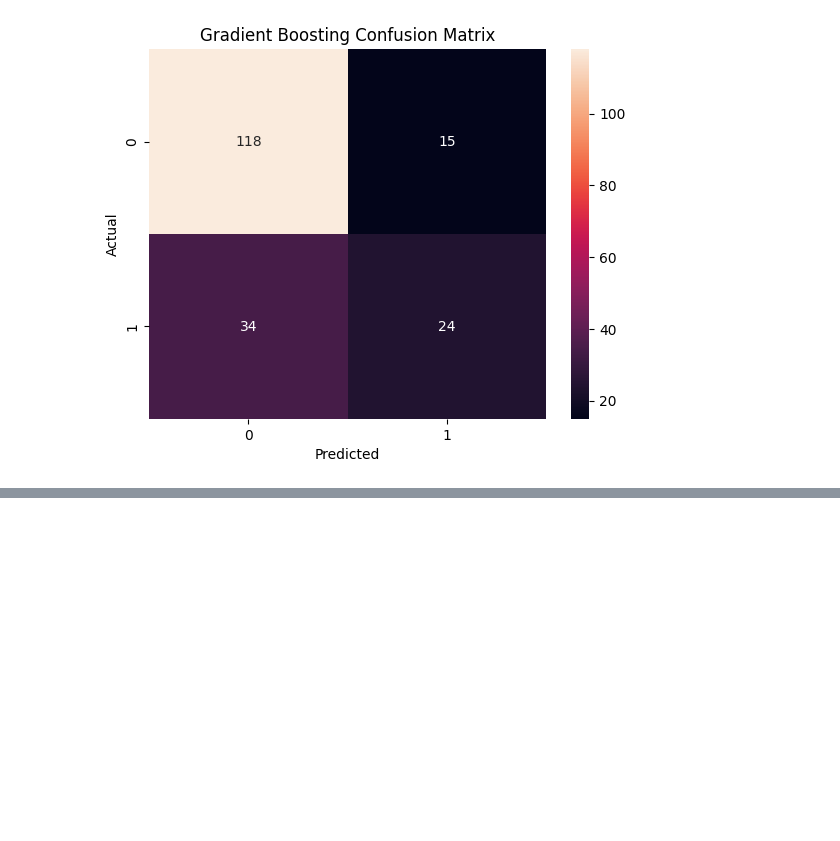
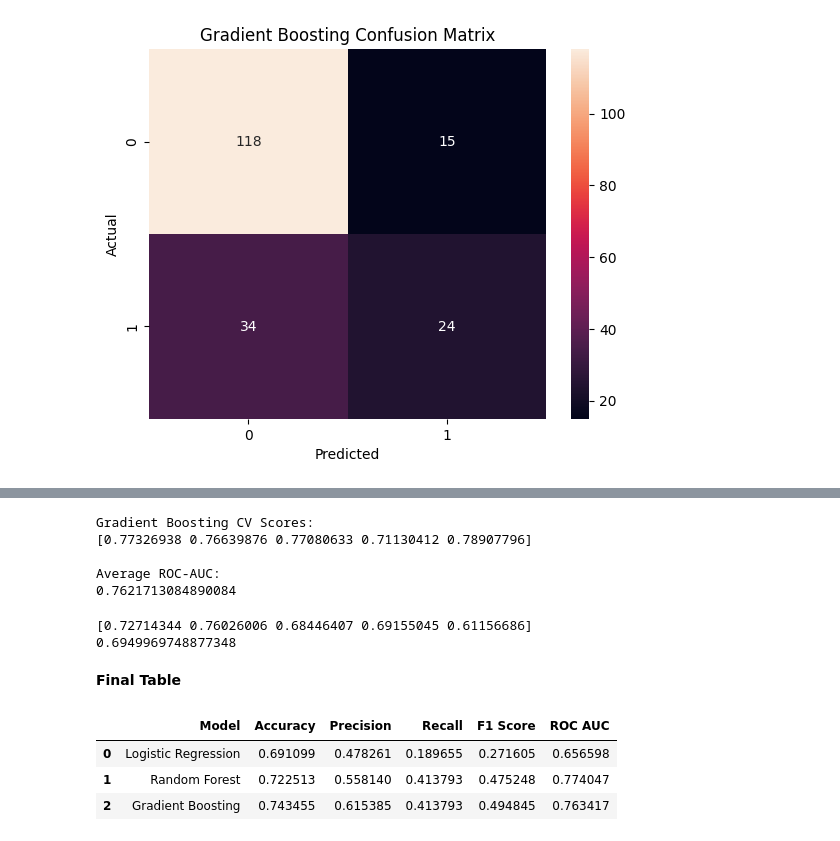
Before and after one commit to starfgrhtjyjyku/financial-risk-assessment, a Jupyter notebook: Financial_Risk_Assessment.ipynb, the cells around one changed output, grey strips where cells are left out. Cells and saved outputs as stored; diff of their text form; code cells hidden in the pictures; blank space fills up the shorter version.

```diff
--- a/Financial_Risk_Assessment.ipynb
+++ b/Financial_Risk_Assessment.ipynb
@@ -648,0 +732,76 @@ plt.show()
+# %%
+cv_gb = cross_val_score(
+    gb,
+    X,
+    y,
+    cv=5,
+    scoring='roc_auc'
+)
+
+print("Gradient Boosting CV Scores:")
+print(cv_gb)
+
+print("\nAverage ROC-AUC:")
+print(cv_gb.mean())
+# %% [output]
+Gradient Boosting CV Scores:
+[0.77326938 0.76639876 0.77080633 0.71130412 0.78907796]
+
+Average ROC-AUC:
+0.7621713084890084
+# %%
+cv_lr = cross_val_score(
+    lr,
+    X_train_scaled,
+    y_train,
+    cv=5,
+    scoring='roc_auc'
+)
+
+print(cv_lr)
+print(cv_lr.mean())
+# %% [output]
+[0.72714344 0.76026006 0.68446407 0.69155045 0.61156686]
+0.6949969748877348
+# %% [markdown]
+**Final Table**
+# %%
+comparison = pd.DataFrame({
+    'Model': [
+        'Logistic Regression',
+        'Random Forest',
+        'Gradient Boosting'
+    ],
+    'Accuracy': [
+        accuracy_score(y_test, y_pred_lr),
+        accuracy_score(y_test, y_pred_rf),
+        accuracy_score(y_test, y_pred_gb)
+    ],
+    'Precision': [
+        precision_score(y_test, y_pred_lr),
+        precision_score(y_test, y_pred_rf),
+        precision_score(y_test, y_pred_gb)
+    ],
+    'Recall': [
+        recall_score(y_test, y_pred_lr),
+        recall_score(y_test, y_pred_rf),
+        recall_score(y_test, y_pred_gb)
+    ],
+    'F1 Score': [
+        f1_score(y_test, y_pred_lr),
+        f1_score(y_test, y_pred_rf),
+        f1_score(y_test, y_pred_gb)
+    ],
+    'ROC AUC': [
+        roc_auc_score(y_test, y_prob_lr),
+        roc_auc_score(y_test, y_prob_rf),
+        roc_auc_score(y_test, y_prob_gb)
+    ]
+})
+
+comparison
+# %% [output]
+|  | Model | Accuracy | Precision | Recall | F1 Score | ROC AUC |
+| 0 | Logistic Regression | 0.691099 | 0.478261 | 0.189655 | 0.271605 | 0.656598 |
+| 1 | Random Forest | 0.722513 | 0.558140 | 0.413793 | 0.475248 | 0.774047 |
+| 2 | Gradient Boosting | 0.743455 | 0.615385 | 0.413793 | 0.494845 | 0.763417 |
```
Also changed, not shown: parts of 11 cells of this notebook.
